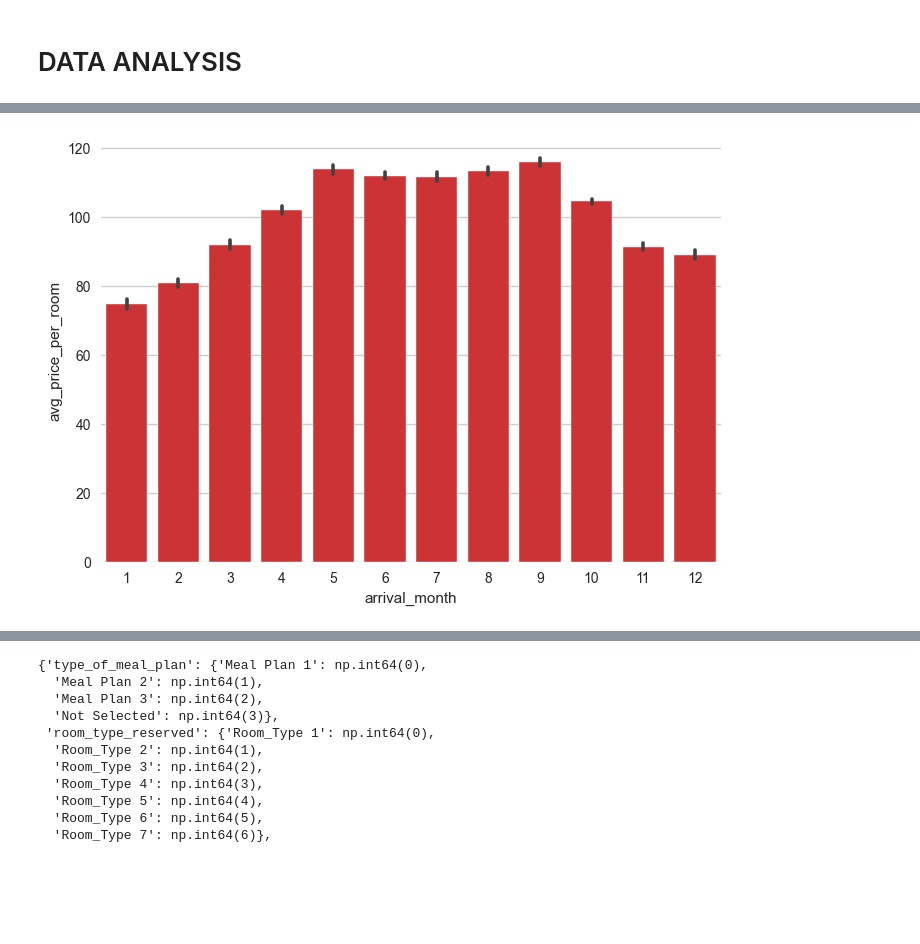
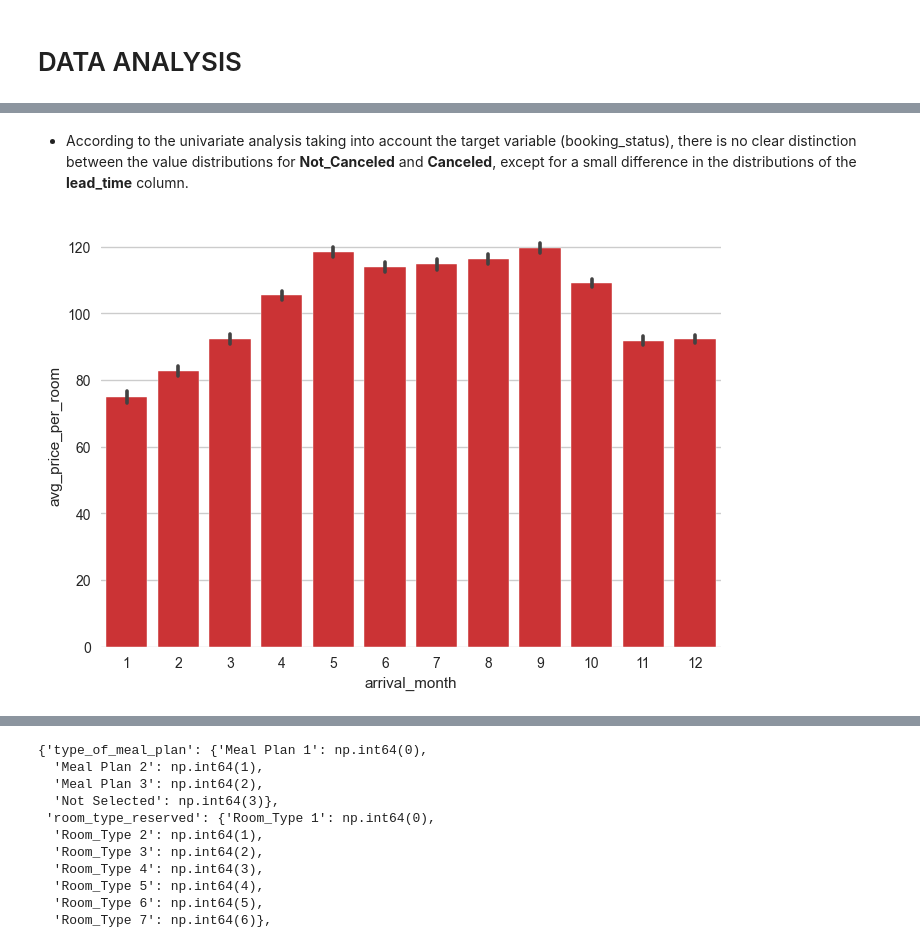
Before and after one commit to ZeyOliveira/MLOPS_PROJECT_1, a Jupyter notebook: notebook/notebook.ipynb, the cells around one changed output, grey strips where cells are left out. Drawn from its saved outputs; the diff is of its cells as text; code cells hidden in the pictures; blank space fills up the shorter version.

```diff
--- a/notebook/notebook.ipynb
+++ b/notebook/notebook.ipynb
@@ -123,3 +129,6 @@ df.head(3)
 | 0 | 2 | 0 | 1 | 2 | Meal Plan 1 | ... |
 | 1 | 2 | 0 | 2 | 3 | Not Selected | ... |
 | 2 | 1 | 0 | 2 | 1 | Meal Plan 1 | ... |
+# %%
+df.drop_duplicates(inplace=True)
+df.shape
@@ -230,5 +232,7 @@ plot_bivariate_numericals(df_copy, 'booking_status', num_columns)
+# %% [markdown]
+- According to the univariate analysis taking into account the target variable (booking_status), there is no clear distinction between the value distributions for **Not_Canceled** and **Canceled**, except for a small difference in the distributions of the **lead_time** column.
 # %%
-sns.barplot(x = 'arrival_month', y = "avg_price_per_room", data = df_copy)
+sns.barplot(x = 'arrival_month', y = "avg_price_per_room", data = df)
 plt.show()
 # %% [output]
-[figure, old version]
+[figure, new version]
```
Also changed, not shown: parts of 43 cells of this notebook, 2 other files.
